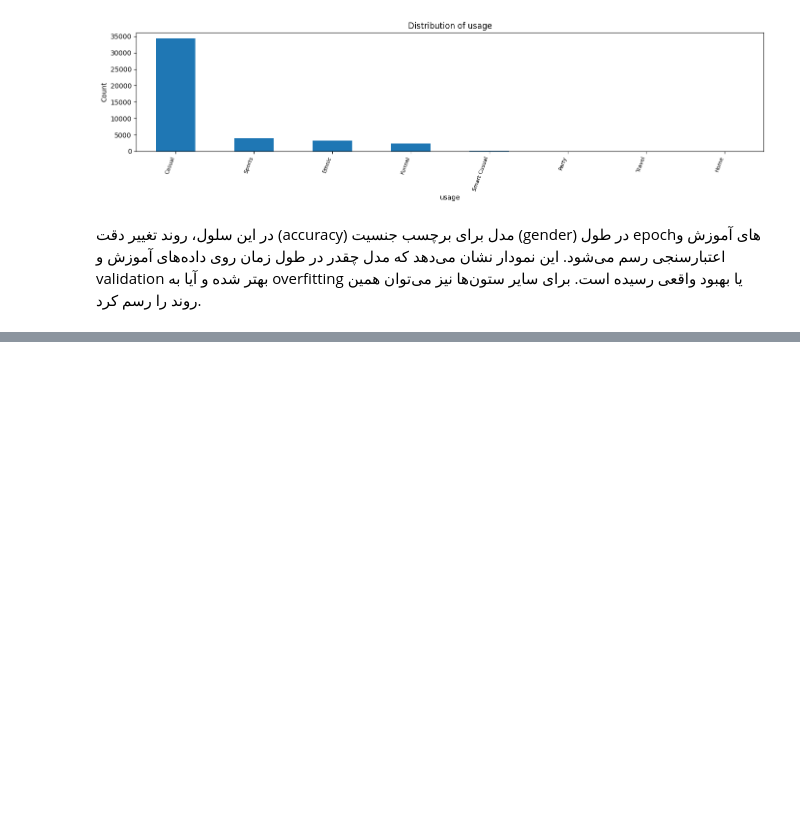
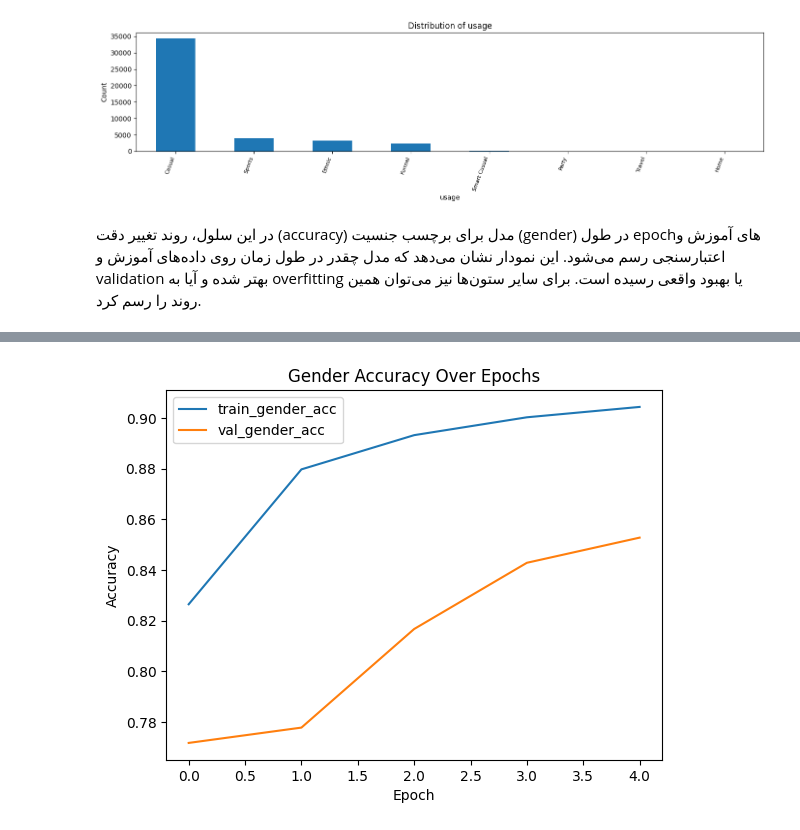
Before and after one commit to shayansalehi1381/Fashion-Multitask-Classification, a Jupyter notebook: Fashion_Product_Classification.ipynb, the cells around one changed output, grey strips where cells are left out. Saved outputs shown, nothing was run; the diff lists cells and outputs as text; code cells hidden in the pictures; blank space fills up the shorter version.

```diff
--- a/Fashion_Product_Classification.ipynb
+++ b/Fashion_Product_Classification.ipynb
@@ -380,0 +397,18 @@ plt.show()
+# %%
+from tensorflow.keras.applications import MobileNetV2
+from tensorflow.keras.layers import GlobalAveragePooling2D, Dense, Dropout
+from tensorflow.keras.models import Model
+from tensorflow.keras import Input
+
+base_model = MobileNetV2(weights='imagenet', include_top=False, input_shape=(80, 60, 3))
+
+x = base_model.output
+x = GlobalAveragePooling2D()(x)
+x = Dropout(0.3)(x)
+
+outputs = []
+for col in label_columns:
+    n_classes = df[col].nunique()
+    outputs.append(Dense(n_classes, activation='softmax', name=col + '_enc')(x))
+
+model_mobilenet = Model(inputs=base_model.input, outputs=outputs)
@@ -380,0 +418,6 @@ plt.show()
+# %%
+model_mobilenet.compile(
+    optimizer='adam',
+    loss=['sparse_categorical_crossentropy'] * 7,
+    metrics=['accuracy'] * 7
+)
@@ -380,0 +493,10 @@ plt.show()
+# %%
+plt.plot(history_mobilenet.history['gender_enc_accuracy'], label='train_gender_acc')
+plt.plot(history_mobilenet.history['val_gender_enc_accuracy'], label='val_gender_acc')
+plt.legend()
+plt.title('Gender Accuracy Over Epochs')
+plt.xlabel('Epoch')
+plt.ylabel('Accuracy')
+plt.show()
+# %% [output]
+[figure, added]
```
Also changed, not shown: parts of 25 cells of this notebook.
